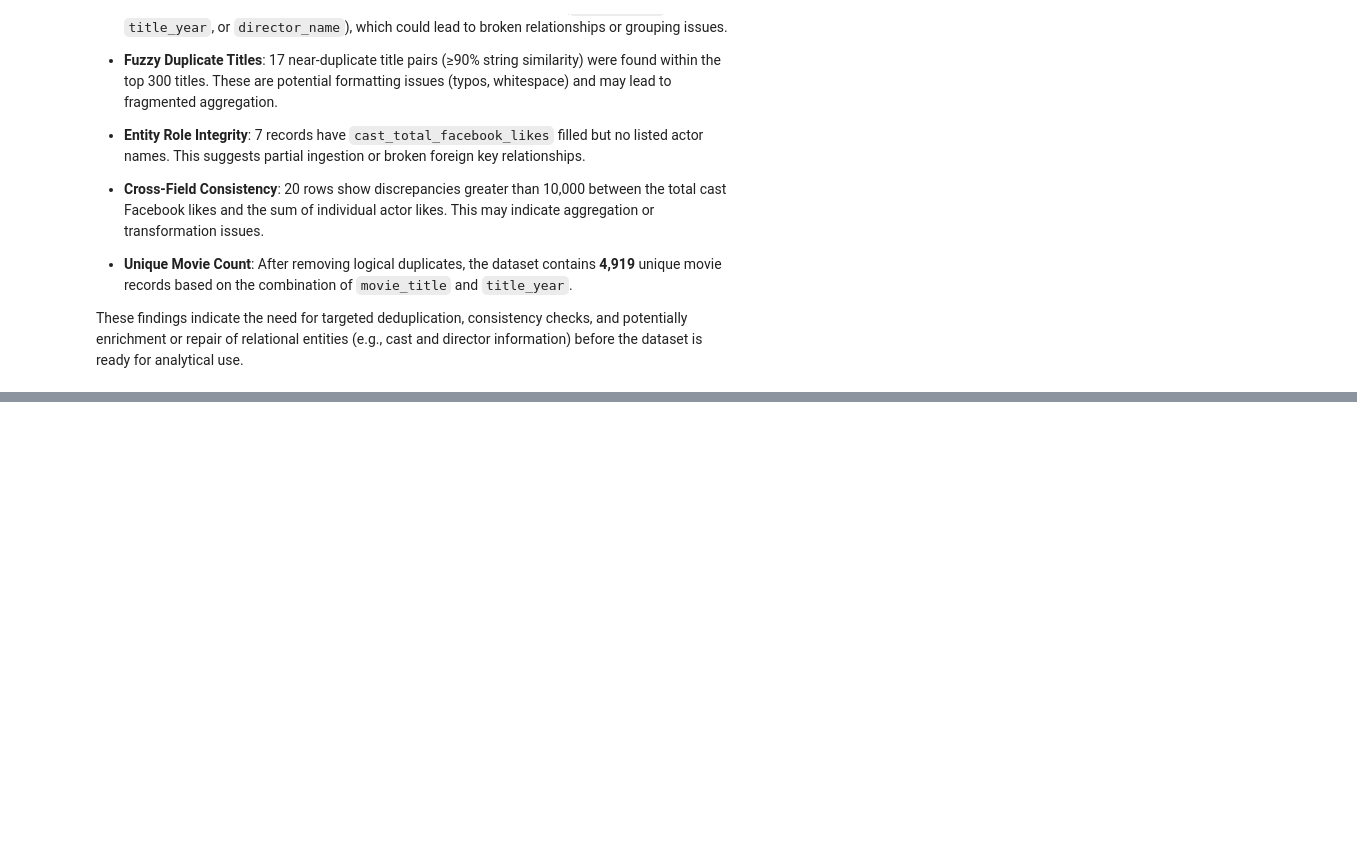
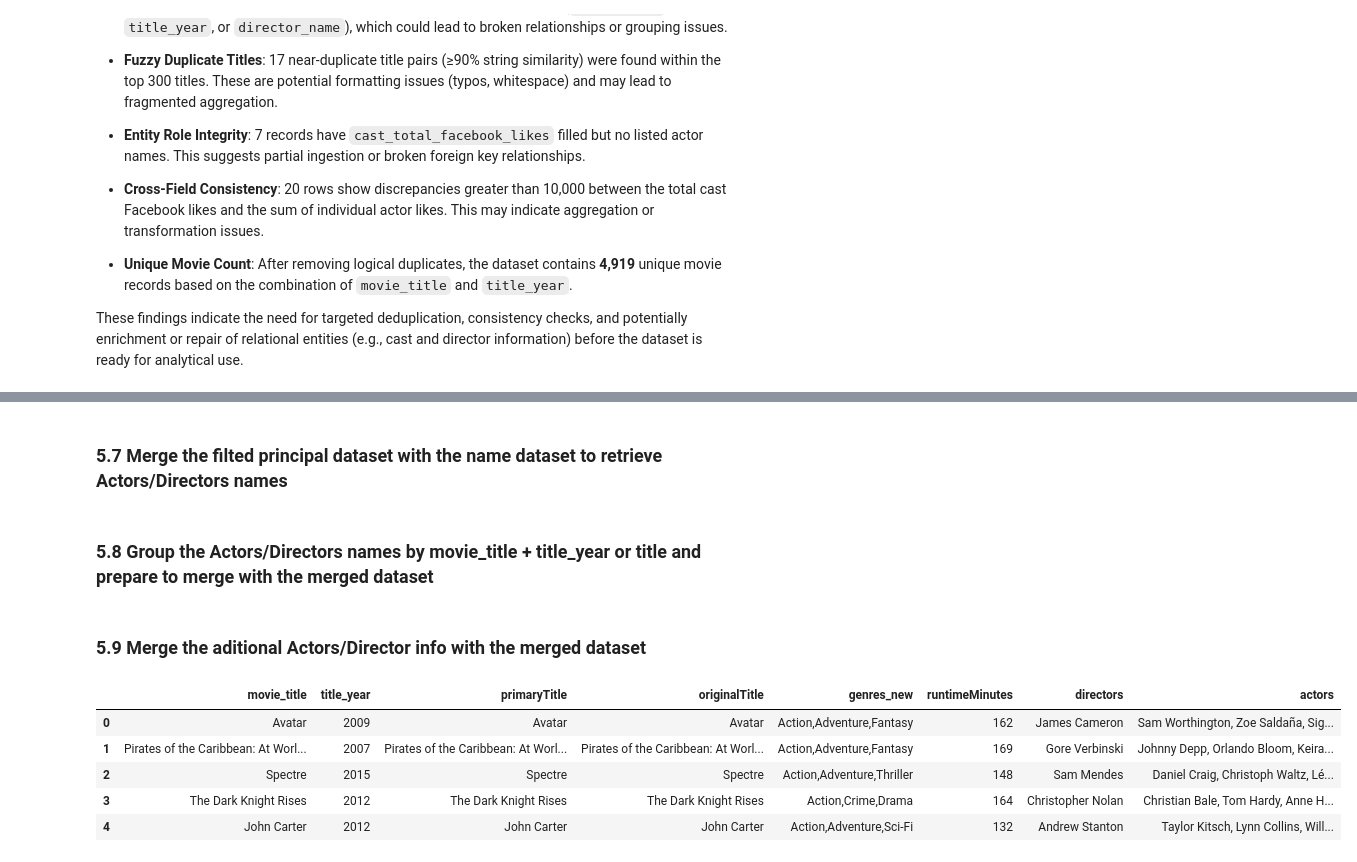
Before and after one commit to rogerioo/movie_challenge, a Jupyter notebook: challenge.ipynb, the cells around one changed output, grey strips where cells are left out. Saved outputs shown, nothing was run; the diff lists cells and outputs as text; code cells hidden in the pictures; blank space fills up the shorter version.

```diff
--- a/challenge.ipynb
+++ b/challenge.ipynb
@@ -598,0 +692,58 @@ These findings indicate the need for targeted deduplication, consistency checks,
+# %%
+principals = principals[principals['category'].isin(['actor', 'actress', 'director'])]
+
+principals_filtered = principals.merge(merged[['movie_title', 'title_year', 'tconst']], on='tconst', how='inner')
+
+principals_filtered['role_group'] = principals_filtered['category'].replace({
+    'actor': 'actors',
+    'actress': 'actors',
+    'director': 'directors'
+})
+# %% [markdown]
+### 5.7 Merge the filted principal dataset with the name dataset to retrieve Actors/Directors names
+# %%
+principals_named = principals_filtered.merge(
+    name_basics[['nconst', 'primaryName']],
+    on='nconst',
+    how='left'
+)
+# %% [markdown]
+### 5.8 Group the Actors/Directors names by movie_title + title_year or title and prepare to merge with the merged dataset
+# %%
+principals_named['group_key'] = principals_named.apply(
+    lambda row: f"{row['movie_title']} ({row['title_year']})" if pd.notnull(row['title_year']) else row['movie_title'],
+    axis=1
+)
+
+role_names_grouped = principals_named.groupby(
+    ['group_key', 'role_group']
+)['primaryName'].apply(lambda x: ', '.join(x.dropna().unique())).reset_index()
+
+role_names_pivoted = role_names_grouped.pivot(
+    index='group_key',
+    columns='role_group',
+    values='primaryName'
+).reset_index()
+# %% [markdown]
+### 5.9 Merge the aditional Actors/Director info with the merged dataset
+# %%
+merged['group_key'] = merged.apply(
+    lambda row: f"{row['movie_title']} ({row['title_year']})" if pd.notnull(row['title_year']) else row['movie_title'],
+    axis=1
+)
+
+enriched_final = merged.merge(role_names_pivoted, on='group_key', how='left')
+enriched_final.drop(columns='group_key', inplace=True)
+
+final = enriched_final[[
+    'movie_title', 'title_year', 'primaryTitle', 'originalTitle',
+    'genres_new', 'runtimeMinutes', 'directors', 'actors'
+]]
+display(final.head())
+# %% [output]
+|  | movie_title | title_year | primaryTitle | originalTitle | genres_new | runtimeMinutes | directors | actors |
+| 0 | Avatar | 2009 | Avatar | Avatar | Action,Adventure,Fantasy | 162 | James Cameron | Sam Worthington, Zoe Saldaña, Sig... |
+| 1 | Pirates of the Caribbean: At Worl... | 2007 | Pirates of the Caribbean: At Worl... | Pirates of the Caribbean: At Worl... | Action,Adventure,Fantasy | 169 | Gore Verbinski | Johnny Depp, Orlando Bloom, Keira... |
+| 2 | Spectre | 2015 | Spectre | Spectre | Action,Adventure,Thriller | 148 | Sam Mendes | Daniel Craig, Christoph Waltz, Lé... |
+| 3 | The Dark Knight Rises | 2012 | The Dark Knight Rises | The Dark Knight Rises | Action,Crime,Drama | 164 | Christopher Nolan | Christian Bale, Tom Hardy, Anne H... |
+| 4 | John Carter | 2012 | John Carter | John Carter | Action,Adventure,Sci-Fi | 132 | Andrew Stanton | Taylor Kitsch, Lynn Collins, Will... |
```
Also changed, not shown: parts of 13 cells of this notebook.
